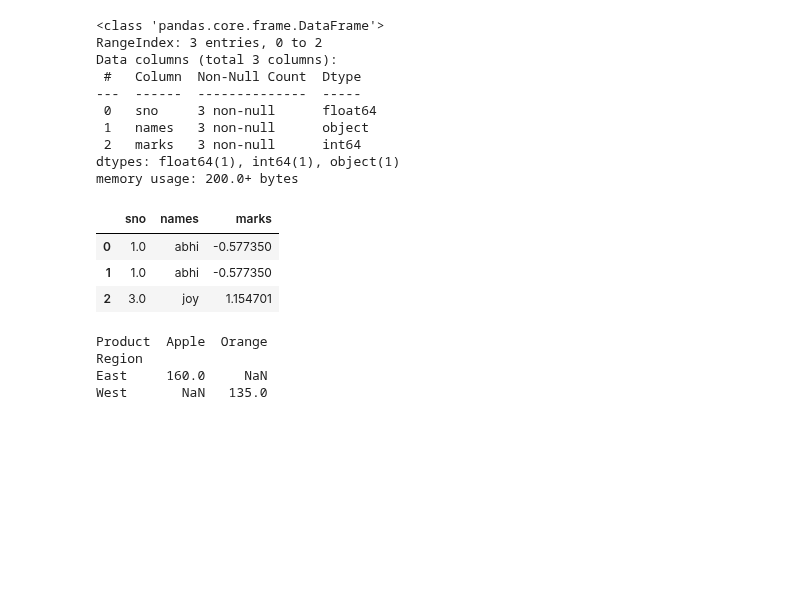
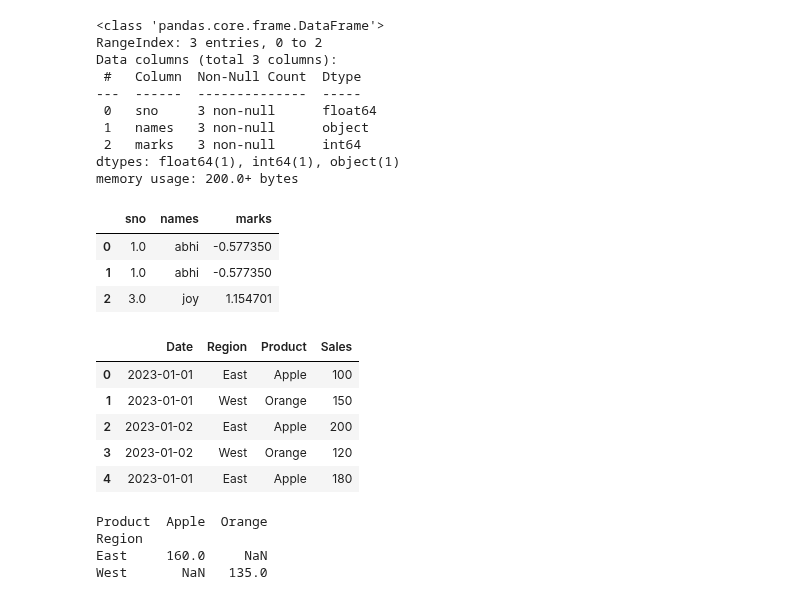
Before and after one commit to MlvPrasadOfficial/kaggle_notebooks, a Jupyter notebook: teach-oct16-python.ipynb, the cells around one changed output. Saved outputs shown, nothing was run; the diff lists cells and outputs as text; code cells hidden in the pictures; blank space fills up the shorter version.

```diff
--- a/teach-oct16-python.ipynb
+++ b/teach-oct16-python.ipynb
@@ -3204,12 +3204,20 @@ af
 # %%
 import pandas as pd
 
 data = {
     'Date': ['2023-01-01', '2023-01-01', '2023-01-02', '2023-01-02', '2023-01-01'],
     'Region': ['East', 'West', 'East', 'West', 'East'],
     'Product': ['Apple', 'Orange', 'Apple', 'Orange', 'Apple'],
     'Sales': [100, 150, 200, 120, 180]
 }
 
 df = pd.DataFrame(data)
+df
+# %% [output]
+|  | Date | Region | Product | Sales |
+| 0 | 2023-01-01 | East | Apple | 100 |
+| 1 | 2023-01-01 | West | Orange | 150 |
+| 2 | 2023-01-02 | East | Apple | 200 |
+| 3 | 2023-01-02 | West | Orange | 120 |
+| 4 | 2023-01-01 | East | Apple | 180 |
 # %%
```
Also changed, not shown: parts of 19 cells of this notebook.
